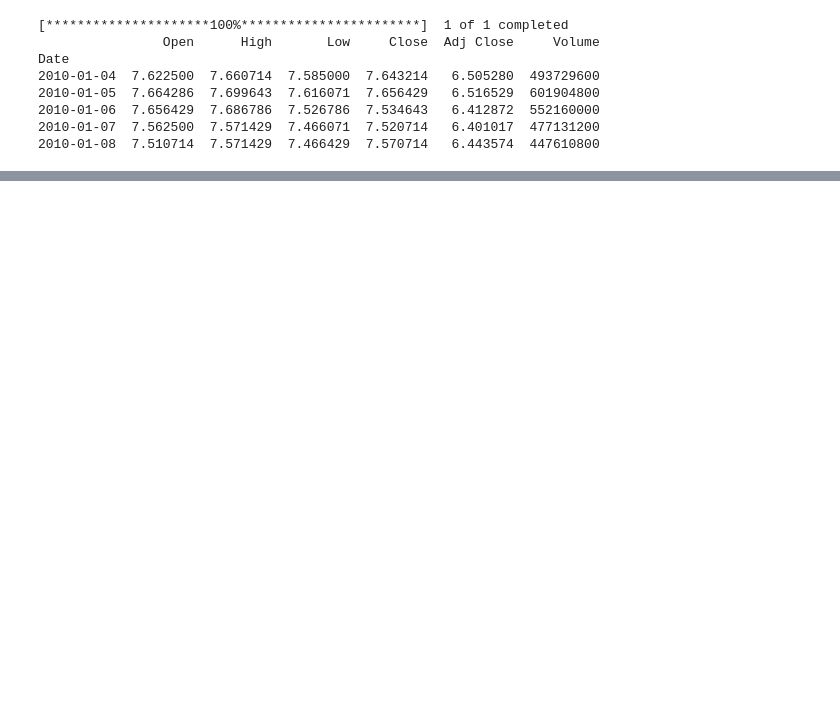
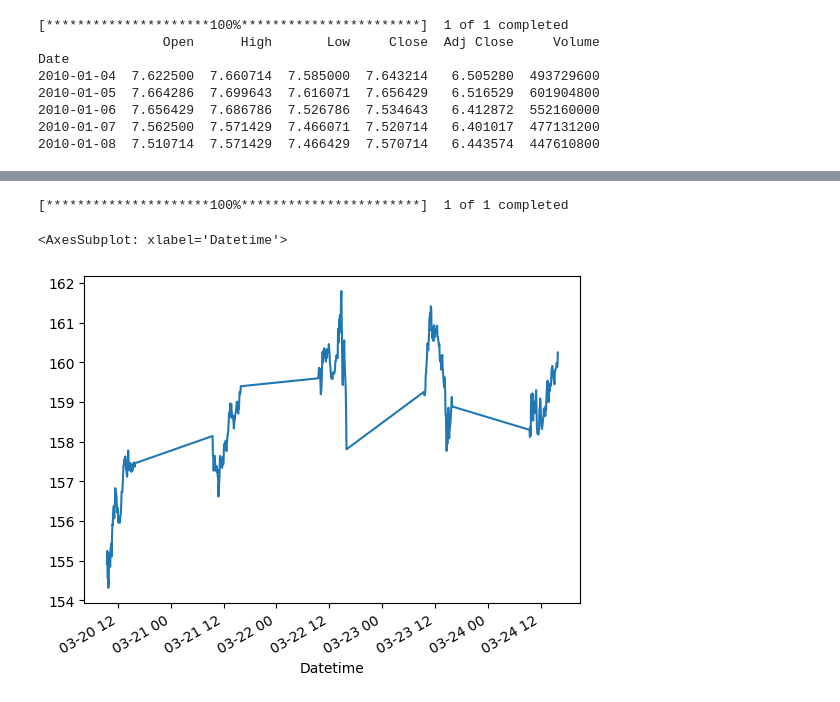
Before and after one commit to Pouyaexe/StockProphet, a Jupyter notebook: stock-analysis.ipynb, the cells around one changed output, grey strips where cells are left out. Saved outputs shown, nothing was run; the diff lists cells and outputs as text; code cells hidden in the pictures; blank space fills up the shorter version.

```diff
--- a/stock-analysis.ipynb
+++ b/stock-analysis.ipynb
@@ -39,0 +39,9 @@ Date
+# %%
+# let's plot the data for the last week of trading from the last week in 5-minute intervals
+import matplotlib.pyplot as plt
+data = yf.download("AAPL", period="1wk", interval="5m")
+data['Close'].plot()
+# %% [output]
+[*********************100%***********************]  1 of 1 completed
+<AxesSubplot: xlabel='Datetime'>
+[figure, added]
```
Also changed, not shown: parts of 1 cell of this notebook.
